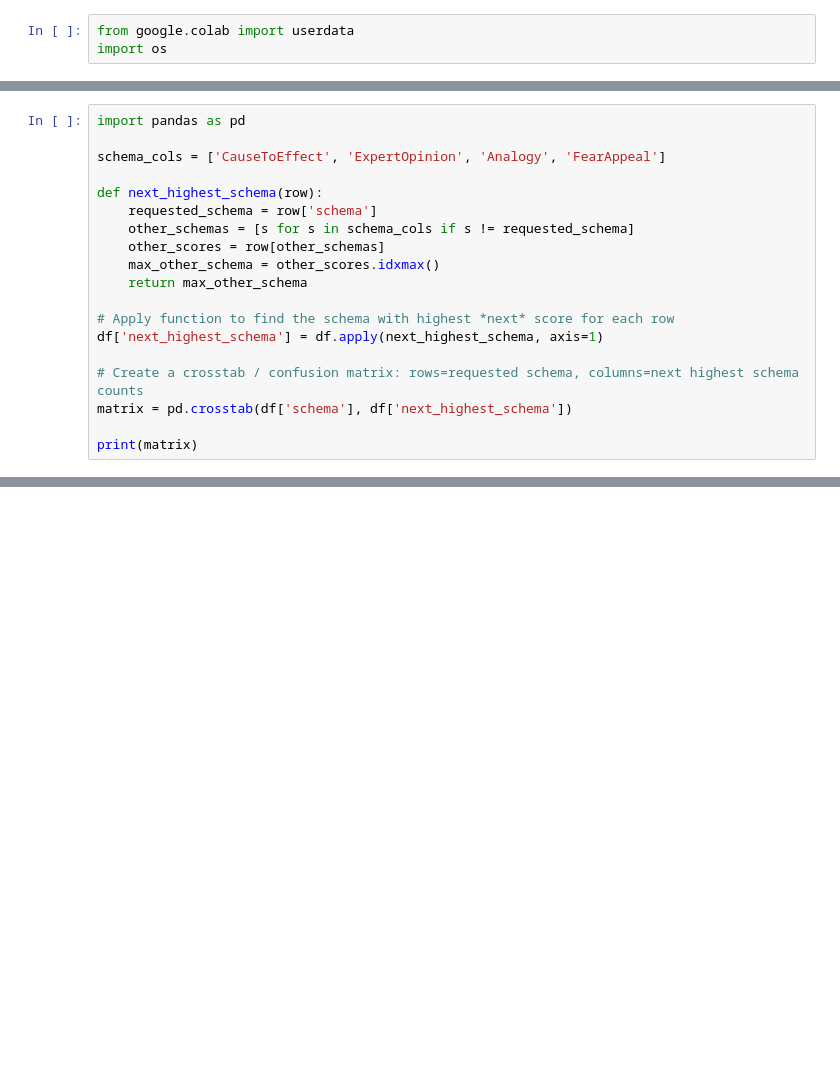
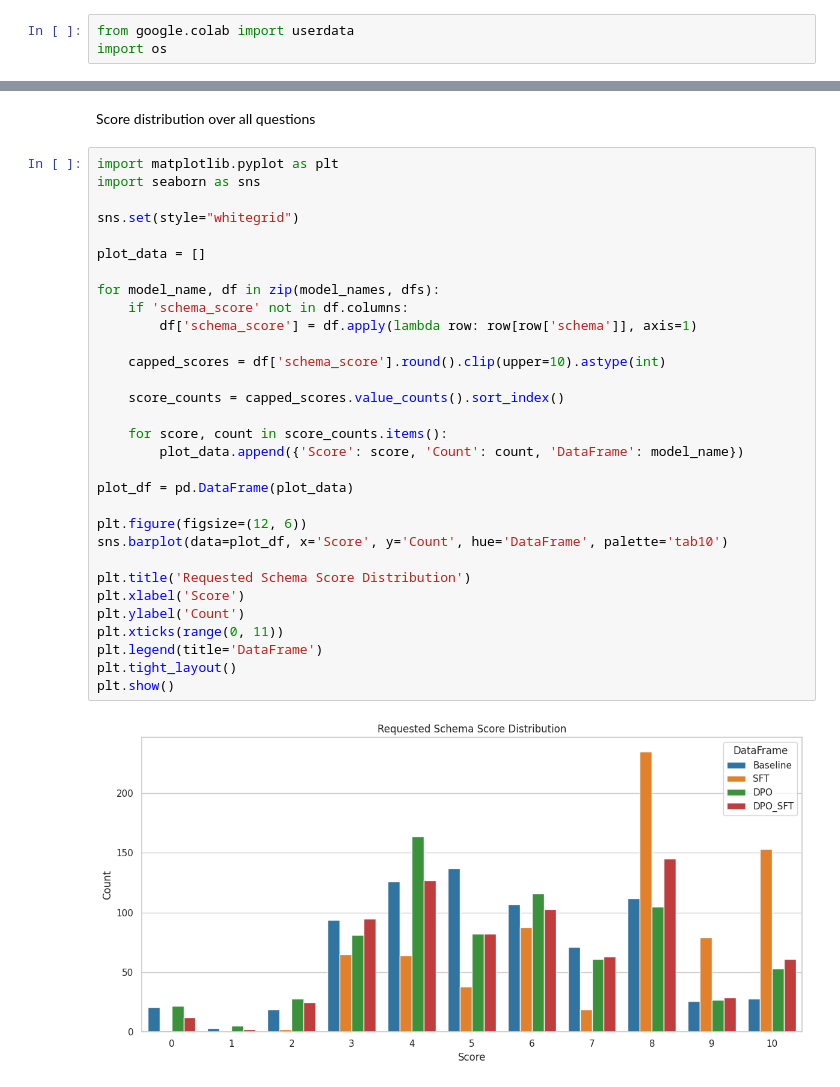
Before and after one commit to RicoStaedeli/NLP2025_CQG, a Jupyter notebook: 5_Evaluation_Analytics.ipynb, the cells around one changed output, grey strips where cells are left out. Saved outputs shown, nothing was run; the diff lists cells and outputs as text; blank space fills up the shorter version.

```diff
--- a/5_Evaluation_Analytics.ipynb
+++ b/5_Evaluation_Analytics.ipynb
@@ -525,19 +33,0 @@ print(summary)
-# %%
-import pandas as pd
-
-schema_cols = ['CauseToEffect', 'ExpertOpinion', 'Analogy', 'FearAppeal']
-
-def next_highest_schema(row):
-    requested_schema = row['schema']
-    other_schemas = [s for s in schema_cols if s != requested_schema]
-    other_scores = row[other_schemas]
-    max_other_schema = other_scores.idxmax()
-    return max_other_schema
-
-# Apply function to find the schema with highest *next* score for each row
-df['next_highest_schema'] = df.apply(next_highest_schema, axis=1)
-
-# Create a crosstab / confusion matrix: rows=requested schema, columns=next highest schema counts
-matrix = pd.crosstab(df['schema'], df['next_highest_schema'])
-
-print(matrix)
@@ -660,0 +328,35 @@ plt.show()
+# %% [markdown]
+Score distribution over all questions
+# %%
+import matplotlib.pyplot as plt
+import seaborn as sns
+
+sns.set(style="whitegrid")
+
+plot_data = []
+
+for model_name, df in zip(model_names, dfs):
+    if 'schema_score' not in df.columns:
+        df['schema_score'] = df.apply(lambda row: row[row['schema']], axis=1)
+
+    capped_scores = df['schema_score'].round().clip(upper=10).astype(int)
+
+    score_counts = capped_scores.value_counts().sort_index()
+
+    for score, count in score_counts.items():
+        plot_data.append({'Score': score, 'Count': count, 'DataFrame': model_name})
+
+plot_df = pd.DataFrame(plot_data)
+
+plt.figure(figsize=(12, 6))
+sns.barplot(data=plot_df, x='Score', y='Count', hue='DataFrame', palette='tab10')
+
+plt.title('Requested Schema Score Distribution')
+plt.xlabel('Score')
+plt.ylabel('Count')
+plt.xticks(range(0, 11))
+plt.legend(title='DataFrame')
+plt.tight_layout()
+plt.show()
+# %% [output]
+[figure, added]
```
Also changed, not shown: parts of 40 cells of this notebook.
